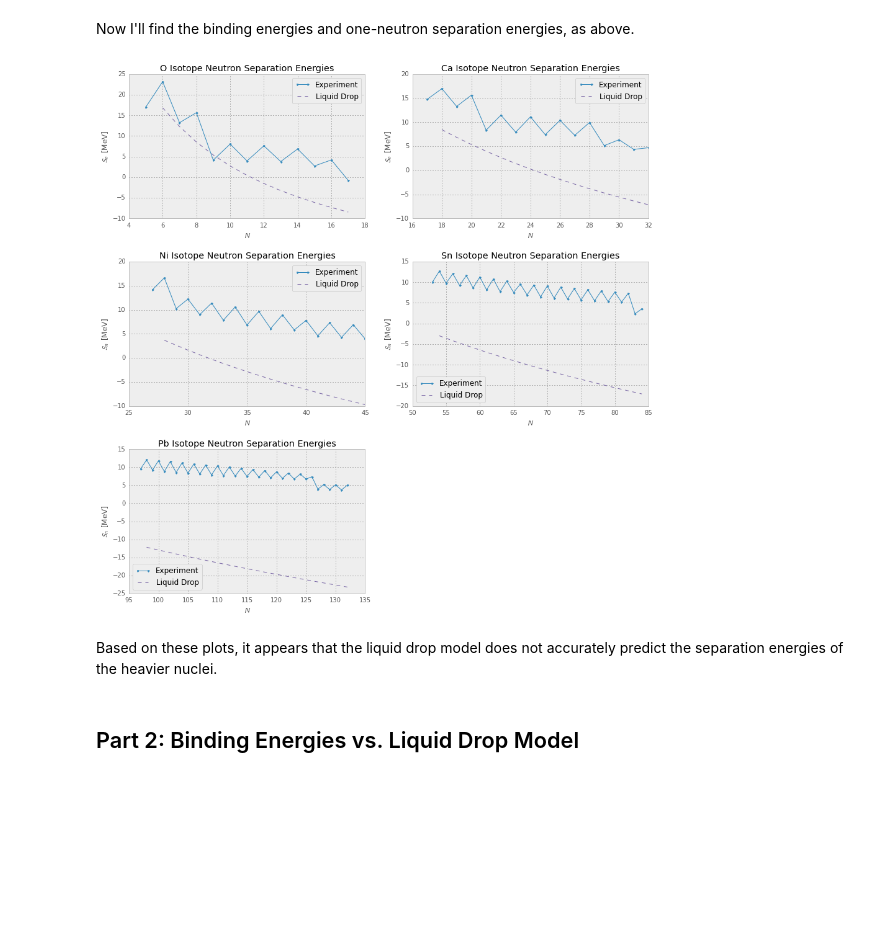
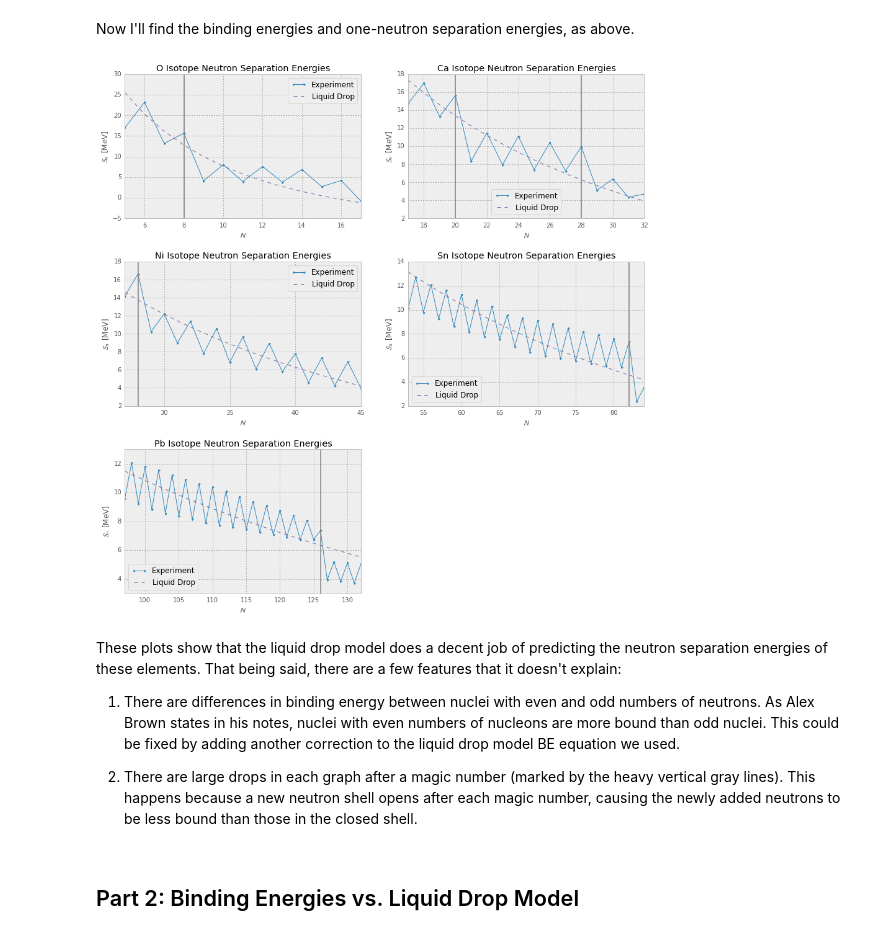
Before and after one commit to jbradt/structure_work, a Jupyter notebook: exercise_1/exercise_1.ipynb, the cells around one changed output. Drawn from its saved outputs; the diff is of its cells as text; code cells hidden in the pictures; blank space fills up the shorter version.

Commit message:
Changed part 1 to fix error in liquid drop model neutron separation energy calculation.

```diff
--- a/exercise_1/exercise_1.ipynb
+++ b/exercise_1/exercise_1.ipynb
@@ -68,41 +67,44 @@ def ldrop_be(N, Z, a1=15.49, a2=17.23, a3=0.697, a4=22.6):
 
     A = N + Z
 
-    return a1*A - a2*A**(2/3) - a3*Z**2/A**(1/3) - a4*(Z-N)**2/A
+    return a1*A - a2*A**(2/3) - a3*Z**2/A**(1/3) - a4*(N-Z)**2/A
 # %% [markdown]
 Now I'll find the binding energies and one-neutron separation energies, as above.
-# %%
-ld_bes = {}  # The binding energies
-for label, z in elmnts.items():
-    ns = n_sep_data[label][:,0]
-    bes = ldrop_be(z, ns)
-    ld_bes[label] = numpy.vstack((ns, bes)).T
-
-ld_n_sep = {}  # The separation energies
-for label, data in ld_bes.items():
-    ens = numpy.diff(data, axis=0)[:,1]
-    ld_n_sep[label] = numpy.vstack((data[1:,0], ens)).T
+# %%
+ld_n_sep = {}  # The separation energies
+for label, z in elmnts.items():
+    exp_ns = n_sep_data[label][:,0]
+    ns = numpy.arange(exp_ns.min(), exp_ns.max()+1)
+    nseps = ldrop_be(ns, z) - ldrop_be(ns - 1, z)
+    ld_n_sep[label] = numpy.vstack((ns, nseps)).T
 # %%
 fig = plt.figure()
 fig.set_figwidth(15)
 fig.set_figheight(15)
 nrows = 3
 ncols = 2
 assert len(elmnts) < nrows * ncols
 for idx, lbl in enumerate(sorted(elmnts, key=elmnts.get)):
-    plt.subplot(nrows, ncols, idx+1)
+    ax = plt.subplot(nrows, ncols, idx+1)
     expt = n_sep_data[lbl]
     ld = ld_n_sep[lbl]
     plt.plot(expt[:,0], expt[:,1], '.-', label='Experiment')
     plt.plot(ld[:,0], ld[:,1], '--', label='Liquid Drop')
     plt.legend(loc='best')
     plt.title(lbl + ' Isotope Neutron Separation Energies')
     plt.xlabel('$N$')
     plt.ylabel('$S_n$ [MeV]')
+    for x in (2, 8, 20, 28, 50, 82, 126):
+        ax.axvline(x, linestyle='-', color='gray', linewidth=1.5)
+    plt.xlim(expt[:,0].min(), expt[:,0].max())
 # %% [output]
-[figure, old version]
+[figure, new version]
-# %% [markdown]
-Based on these plots, it appears that the liquid drop model does not accurately predict the separation energies of the heavier nuclei.
+# %% [markdown]
+These plots show that the liquid drop model does a decent job of predicting the neutron separation energies of these elements. That being said, there are a few features that it doesn't explain:
+
+1. There are differences in binding energy between nuclei with even and odd numbers of neutrons. As Alex Brown states in his notes, nuclei with even numbers of nucleons are more bound than odd nuclei. This could be fixed by adding another correction to the liquid drop model BE equation we used.
+
+2. There are large drops in each graph after a magic number (marked by the heavy vertical gray lines). This happens because a new neutron shell opens after each magic number, causing the newly added neutrons to be less bound than those in the closed shell.
 # %% [markdown]
 ## Part 2: Binding Energies vs. Liquid Drop Model
 # %% [markdown]
```
Also changed, not shown: parts of 1 cell of this notebook.
